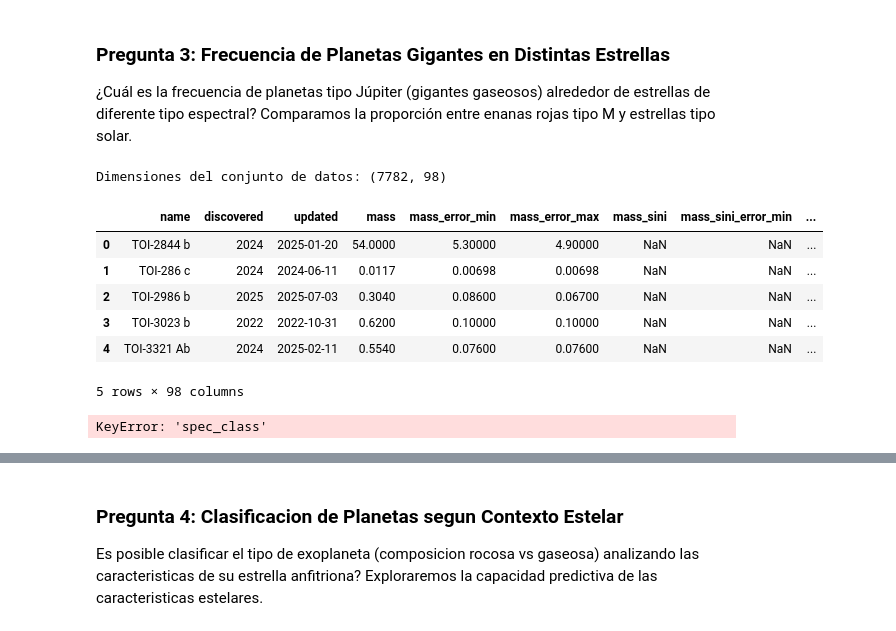
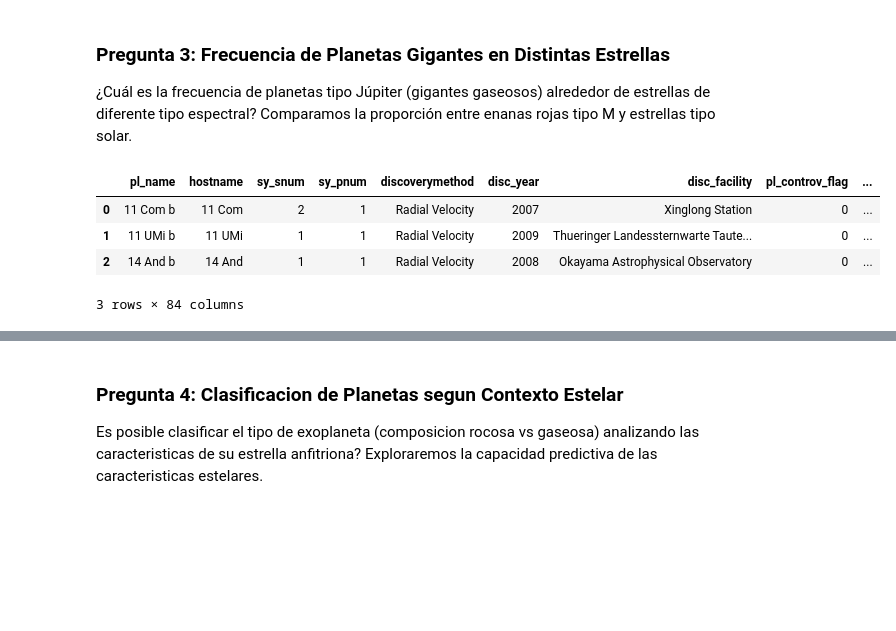
Before and after one commit to DaniFantasy/Proyecto-ciencia-de-datos, a Jupyter notebook: Preguntas/Exoplanet_EDA_Notebook.ipynb, the cells around one changed output, grey strips where cells are left out. Drawn from its saved outputs; the diff is of its cells as text; code cells hidden in the pictures; blank space fills up the shorter version.

```diff
--- a/Preguntas/Exoplanet_EDA_Notebook.ipynb
+++ b/Preguntas/Exoplanet_EDA_Notebook.ipynb
@@ -191,70 +199,13 @@ msolar_3.plot(x='pl_bmasse', y='st_mass', kind='scatter')
 ### Pregunta 3: Frecuencia de Planetas Gigantes en Distintas Estrellas
 
 ¿Cuál es la frecuencia de planetas tipo Júpiter (gigantes gaseosos) alrededor de estrellas de diferente tipo espectral? Comparamos la proporción entre enanas rojas tipo M y estrellas tipo solar.
-# %%
-import pandas as pd
-import numpy as np
-import matplotlib.pyplot as plt
-import seaborn as sns
-import os
-
-# Leer el conjunto de datos
-data_path = 'Data/exoplaneteu_catalog-1.csv'
-df = pd.read_csv(data_path, sep=';', low_memory=False)
-
-print('Dimensiones del conjunto de datos:', df.shape)
-df.head()
-# %% [output]
-Dimensiones del conjunto de datos: (7782, 98)
-|  | name | discovered | updated | mass | mass_error_min | mass_error_max | mass_sini | mass_sini_error_min | ... |
-| 0 | TOI-2844 b | 2024 | 2025-01-20 | 54.0000 | 5.30000 | 4.90000 | NaN | NaN | ... |
-| 1 | TOI-286 c | 2024 | 2024-06-11 | 0.0117 | 0.00698 | 0.00698 | NaN | NaN | ... |
-| 2 | TOI-2986 b | 2025 | 2025-07-03 | 0.3040 | 0.08600 | 0.06700 | NaN | NaN | ... |
-| 3 | TOI-3023 b | 2022 | 2022-10-31 | 0.6200 | 0.10000 | 0.10000 | NaN | NaN | ... |
-| 4 | TOI-3321 Ab | 2024 | 2025-02-11 | 0.5540 | 0.07600 | 0.07600 | NaN | NaN | ... |
-5 rows × 98 columns
-# %%
-# Analisis: ¿Podemos clasificar planetas segun caracteristicas estelares?
-
-# Definir tipo simple: Rocoso vs Gaseoso
-def clasificar_composicion_simple(fila):
-    radio = fila['radius']
-    masa = fila['mass']
-
-    if pd.notnull(radio):
-        if radio < 0.4:  # Menor que ~4 radios terrestres
-            return 'Rocoso'
-        else:
-            return 'Gaseoso'
-    elif pd.notnull(masa):
-        if masa < 0.15:  # Menor que ~15% masa de Jupiter
-            return 'Rocoso'
-        else:
-            return 'Gaseoso'
-    else:
-        return 'Desconocido'
-
-df['composicion'] = df.apply(clasificar_composicion_simple, axis=1)
-
-# Analizar distribucion por clase espectral
-df_analisis = df[df['composicion'] != 'Desconocido']
-distribucion = pd.crosstab(df_analisis['spec_class'], df_analisis['composicion'], normalize='index') * 100
-
-print("\nDistribucion de composicion planetaria por tipo de estrella (%):")
-print(distribucion.round(2))
-
-print("CONCLUSION:")
-
-# Calcular si hay diferencias significativas
-for clase in ['M', 'K', 'G', 'F']:
-    if clase in distribucion.index:
-        rocoso = distribucion.loc[clase, 'Rocoso'] if 'Rocoso' in distribucion.columns else 0
-        gaseoso = distribucion.loc[clase, 'Gaseoso'] if 'Gaseoso' in distribucion.columns else 0
-        print(f"Estrellas tipo {clase}: {rocoso:.1f}% rocosos, {gaseoso:.1f}% gaseosos")
-
-print("\nRespuesta: SÍ es posible obtener información sobre el tipo de planeta")
-print("a partir de su estrella anfitriona, aunque con limitaciones.")
-print("Las estrellas M tienden a tener MÁS planetas rocosos.")
-print("Las estrellas F/G tienden a tener MÁS planetas gaseosos.")
-# %% [output]
-KeyError: 'spec_class'
+# %%
+ruta = os.path.join("Data","pscomppars.csv")
+df = pd.read_csv(ruta, skiprows=88)
+df.head(3)
+# %% [output]
+|  | pl_name | hostname | sy_snum | sy_pnum | discoverymethod | disc_year | disc_facility | pl_controv_flag | ... |
+| 0 | 11 Com b | 11 Com | 2 | 1 | Radial Velocity | 2007 | Xinglong Station | 0 | ... |
+| 1 | 11 UMi b | 11 UMi | 1 | 1 | Radial Velocity | 2009 | Thueringer Landessternwarte Taute... | 0 | ... |
+| 2 | 14 And b | 14 And | 1 | 1 | Radial Velocity | 2008 | Okayama Astrophysical Observatory | 0 | ... |
+3 rows × 84 columns
```
Also changed, not shown: parts of 11 cells of this notebook, 1 other file.
